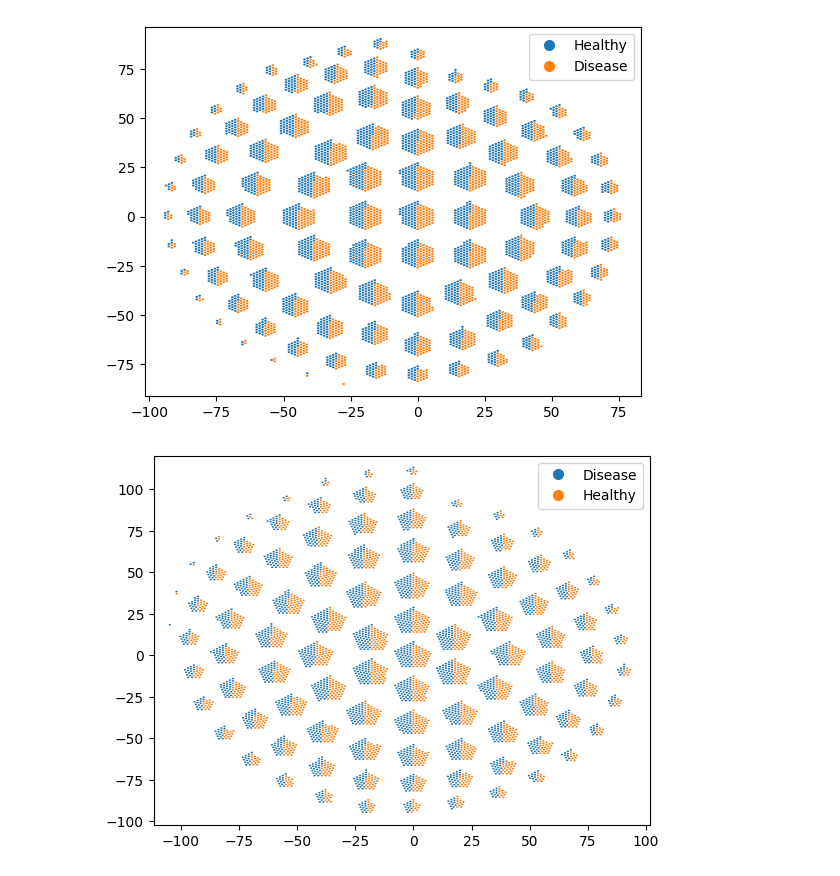
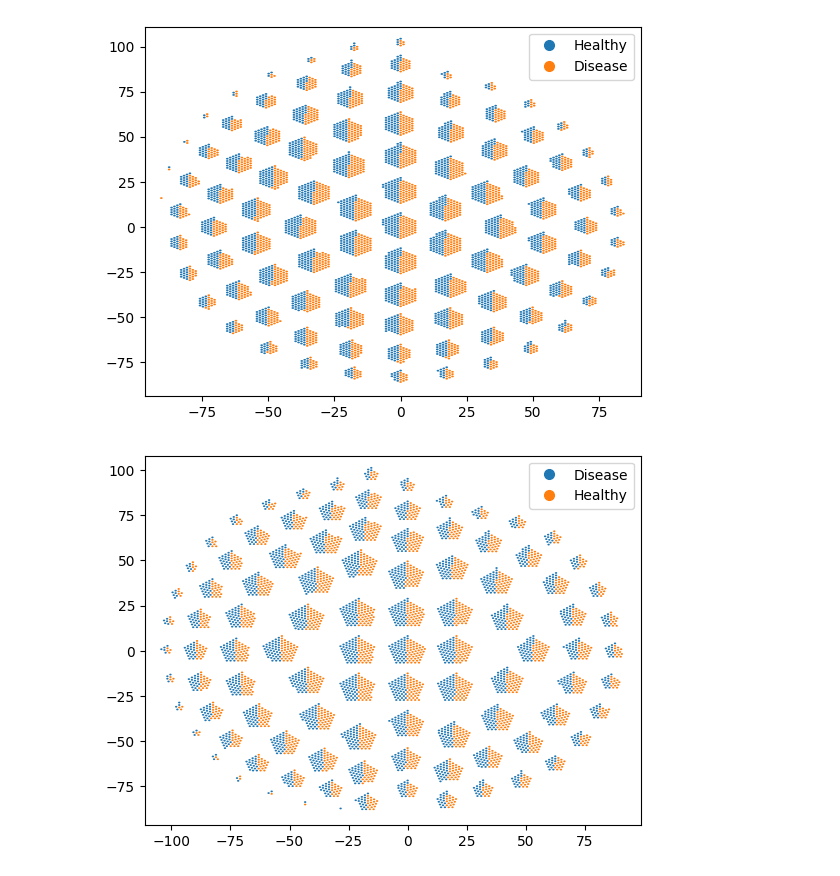
Before and after one commit to mourisl/DotGroupPlot, a Jupyter notebook: example.ipynb, the cells around one changed output. Cells and saved outputs as stored; diff of their text form; code cells hidden in the pictures.

```diff
--- a/example.ipynb
+++ b/example.ipynb
@@ -14,12 +16,12 @@ for i in range(n):
 df = pd.DataFrame({"CDR3":idlist, "Condition":conditionlist})
 # %%
 ax=dotgroupplot.dotgroupplot(df, "CDR3", hue="Condition", n_edge=6, radius=0.5,
-                group_firstlap_n=8, hue_order=["Healthy", "Disease"])
+                group_firstlap_n=6, hue_order=["Healthy", "Disease"])
 # %% [output]
-[figure, old version]
+[figure, new version]
 # %%
 ax=dotgroupplot.dotgroupplot(df, "CDR3", hue="Condition", n_edge=5, radius=0.5,
-                group_firstlap_n=6)
+                group_firstlap_n=8)
 # %% [output]
-[figure, old version]
+[figure, new version]
 # %%
```
Also changed, not shown: parts of 4 cells of this notebook.
